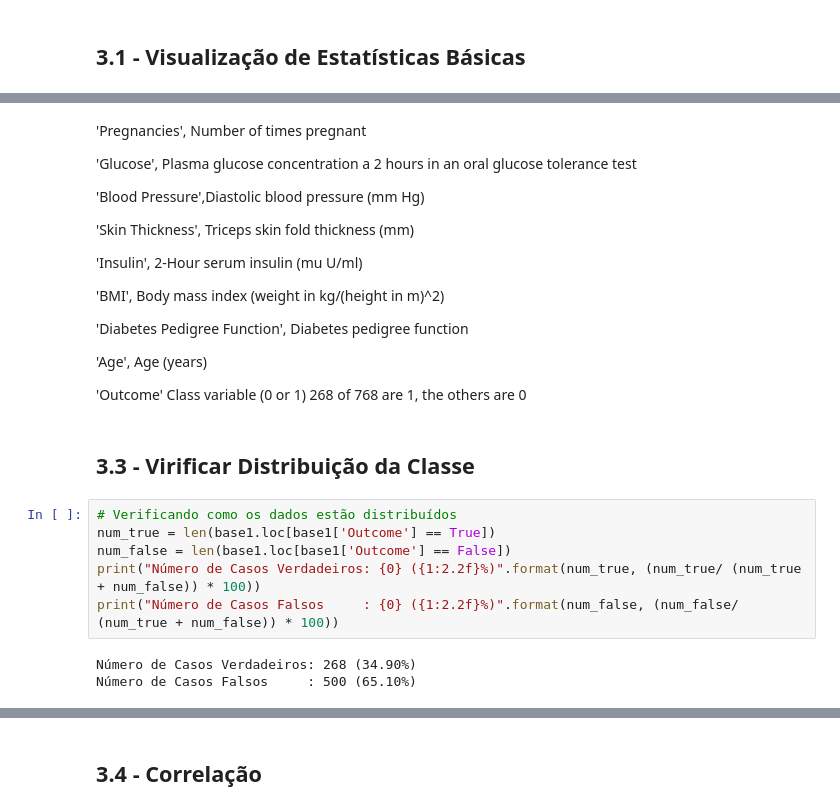
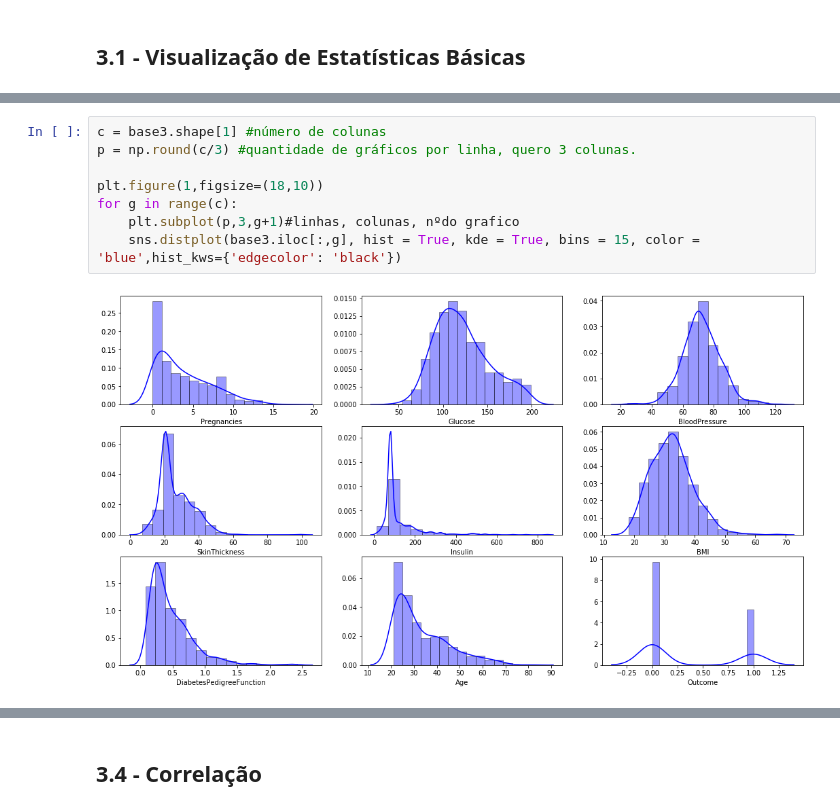
Before and after one commit to MarcusGodoi/DataScience, a Jupyter notebook: 01 Roadmap Data Science/03 Exploração dos Dados/03 - Análise Exploratória.ipynb, the cells around one changed output, grey strips where cells are left out. Saved outputs shown, nothing was run; the diff lists cells and outputs as text.

```diff
--- a/01 Roadmap Data Science/03 Exploração dos Dados/03 - Análise Exploratória.ipynb
+++ b/01 Roadmap Data Science/03 Exploração dos Dados/03 - Análise Exploratória.ipynb
@@ -358,29 +355,10 @@ list(base3)
-# %% [markdown]
-'Pregnancies', Number of times pregnant
-
- 'Glucose', Plasma glucose concentration a 2 hours in an oral glucose tolerance test
-
- 'Blood Pressure',Diastolic blood pressure (mm Hg)
-
- 'Skin Thickness', Triceps skin fold thickness (mm)
-
- 'Insulin', 2-Hour serum insulin (mu U/ml)
-
- 'BMI',  Body mass index (weight in kg/(height in m)^2)
-
- 'Diabetes Pedigree Function', Diabetes pedigree function
-
- 'Age', Age (years)
-
- 'Outcome' Class variable (0 or 1) 268 of 768 are 1, the others are 0
-# %% [markdown]
-## 3.3 - Virificar Distribuição da Classe
-# %%
-# Verificando como os dados estão distribuídos
-num_true = len(base1.loc[base1['Outcome'] == True])
-num_false = len(base1.loc[base1['Outcome'] == False])
-print("Número de Casos Verdadeiros: {0} ({1:2.2f}%)".format(num_true, (num_true/ (num_true + num_false)) * 100))
-print("Número de Casos Falsos     : {0} ({1:2.2f}%)".format(num_false, (num_false/ (num_true + num_false)) * 100))
-# %% [output]
-Número de Casos Verdadeiros: 268 (34.90%)
-Número de Casos Falsos     : 500 (65.10%)
+# %%
+c = base3.shape[1] #número de colunas
+p = np.round(c/3) #quantidade de gráficos por linha, quero 3 colunas.
+
+plt.figure(1,figsize=(18,10))
+for g in range(c):
+    plt.subplot(p,3,g+1)#linhas, colunas, nºdo grafico
+    sns.distplot(base3.iloc[:,g], hist = True, kde = True, bins = 15, color = 'blue',hist_kws={'edgecolor': 'black'})
+# %% [output]
+[figure, added]
```
Also changed, not shown: parts of 22 cells of this notebook, 1 other file.
